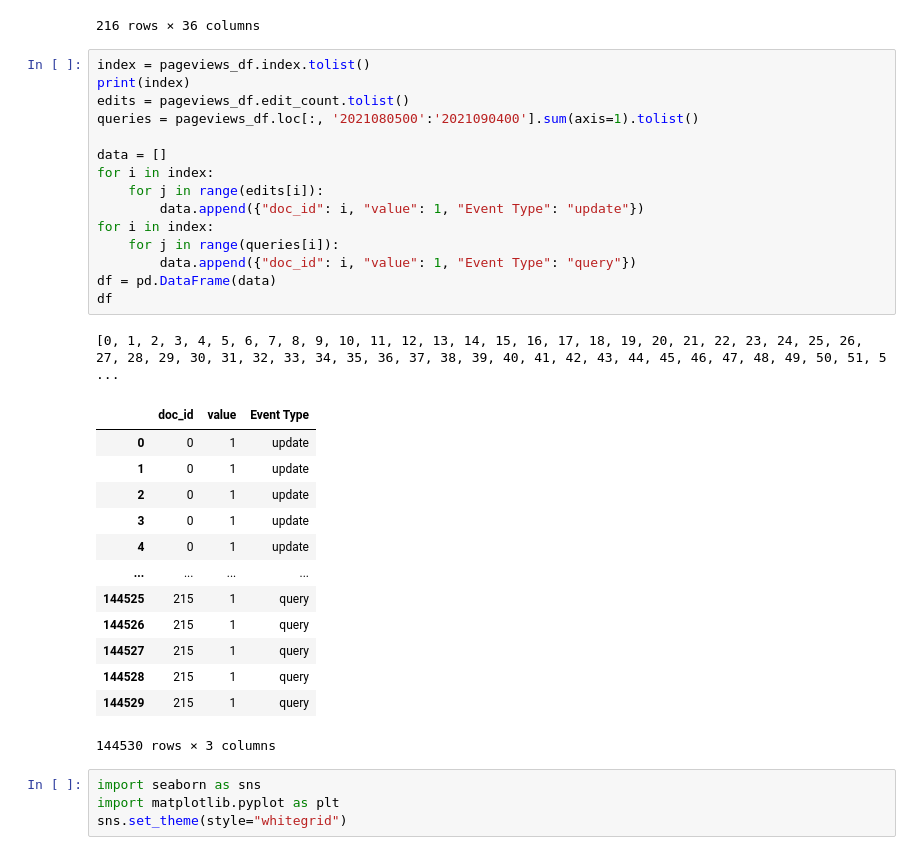
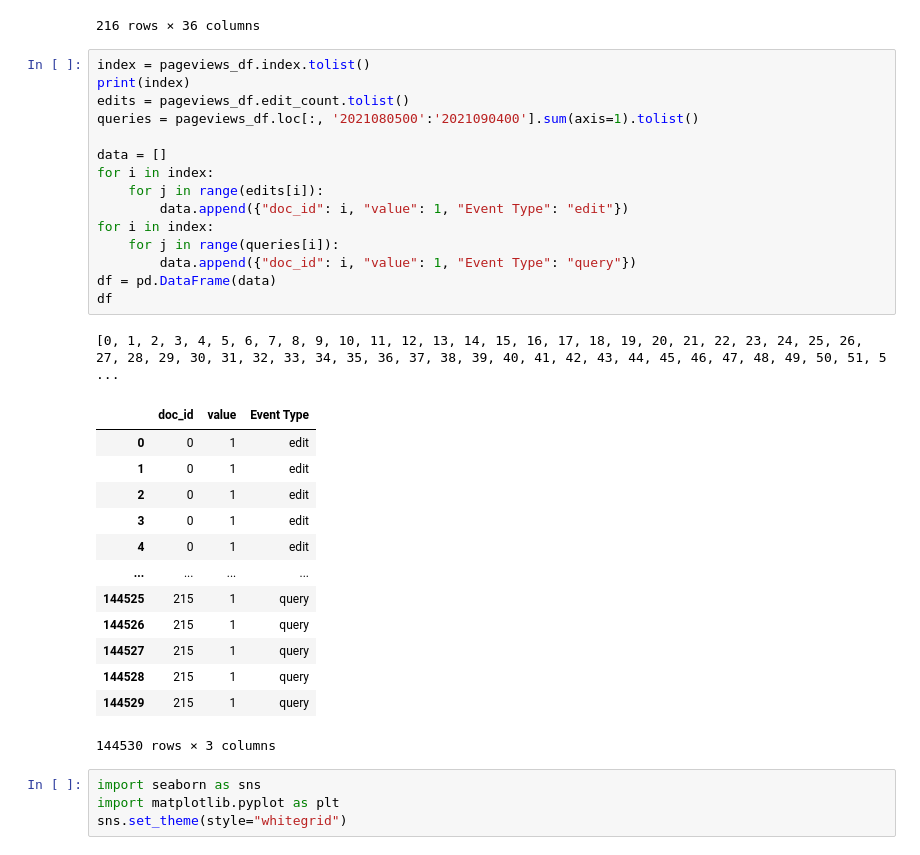
Before and after one commit to feature-store/experiments, a Jupyter notebook: nb/03-29-22_wiki_plots.ipynb, the cells around one changed output. Drawn from its saved outputs; the diff is of its cells as text.

```diff
--- a/nb/03-29-22_wiki_plots.ipynb
+++ b/nb/03-29-22_wiki_plots.ipynb
@@ -34,26 +33,26 @@ pageviews_df
 # %%
 index = pageviews_df.index.tolist()
 print(index)
 edits = pageviews_df.edit_count.tolist()
 queries = pageviews_df.loc[:, '2021080500':'2021090400'].sum(axis=1).tolist()
 
 data = []
 for i in index:
     for j in range(edits[i]):
-        data.append({"doc_id": i, "value": 1, "Event Type": "update"})
+        data.append({"doc_id": i, "value": 1, "Event Type": "edit"})
 for i in index:
     for j in range(queries[i]):
         data.append({"doc_id": i, "value": 1, "Event Type": "query"})
 df = pd.DataFrame(data)
 df
 # %% [output]
 [0, 1, 2, 3, 4, 5, 6, 7, 8, 9, 10, 11, 12, 13, 14, 15, 16, 17, 18, 19, 20, 21, 22, 23, 24, 25, 26, 27, 28, 29, 30, 31, 32, 33, 34, 35, 36, 37, 38, 39, 40, 41, 42, 43, 44, 45, 46, 47, 48, 49, 50, 51, 5 ...
 |  | doc_id | value | Event Type |
-| 0 | 0 | 1 | update |
-| 1 | 0 | 1 | update |
-| 2 | 0 | 1 | update |
-| 3 | 0 | 1 | update |
-| 4 | 0 | 1 | update |
+| 0 | 0 | 1 | edit |
+| 1 | 0 | 1 | edit |
+| 2 | 0 | 1 | edit |
+| 3 | 0 | 1 | edit |
+| 4 | 0 | 1 | edit |
 | ... | ... | ... | ... |
 | 144525 | 215 | 1 | query |
 | 144526 | 215 | 1 | query |
```
Also changed, not shown: parts of 2 cells of this notebook, 11 other files.
